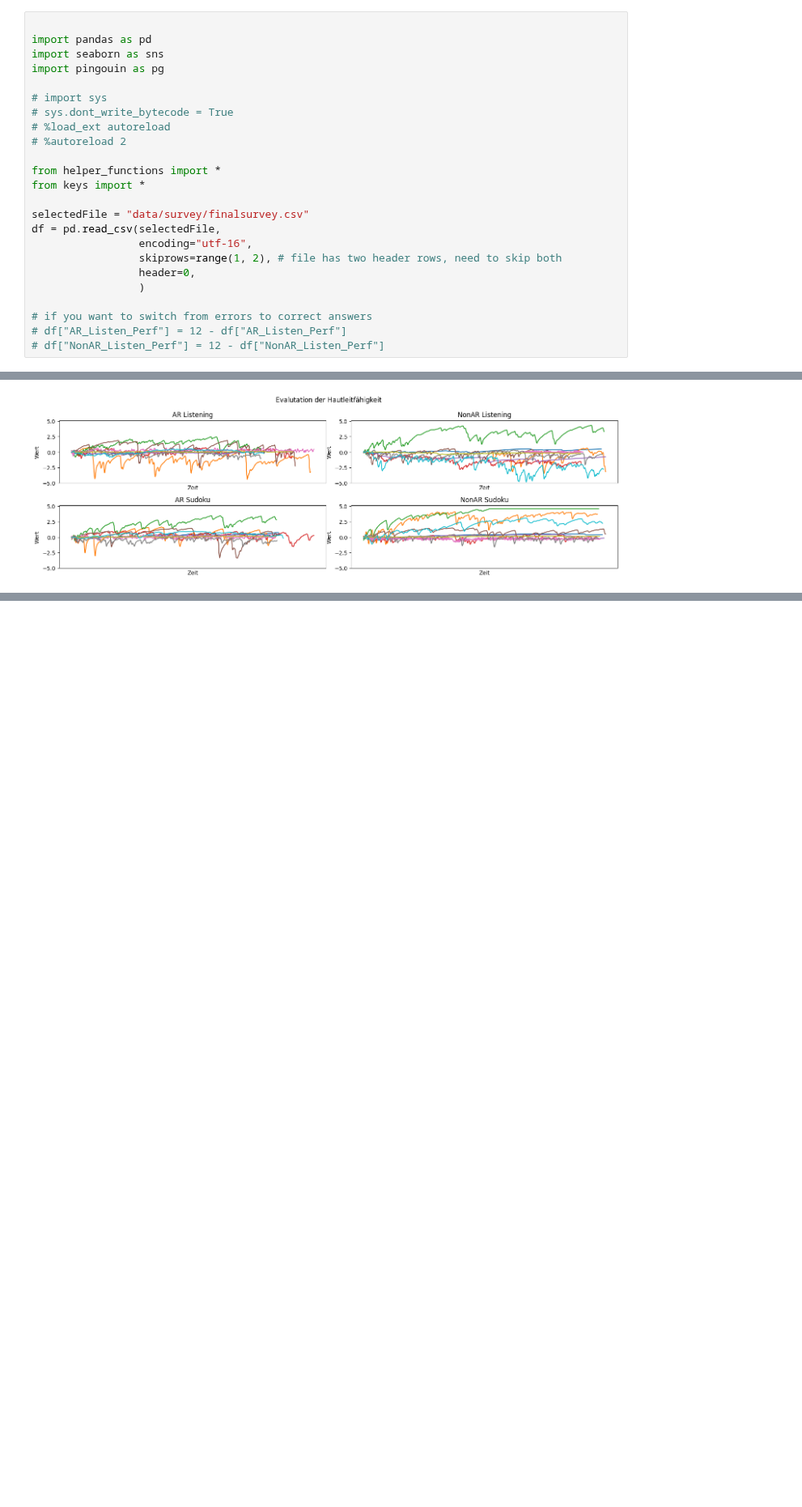
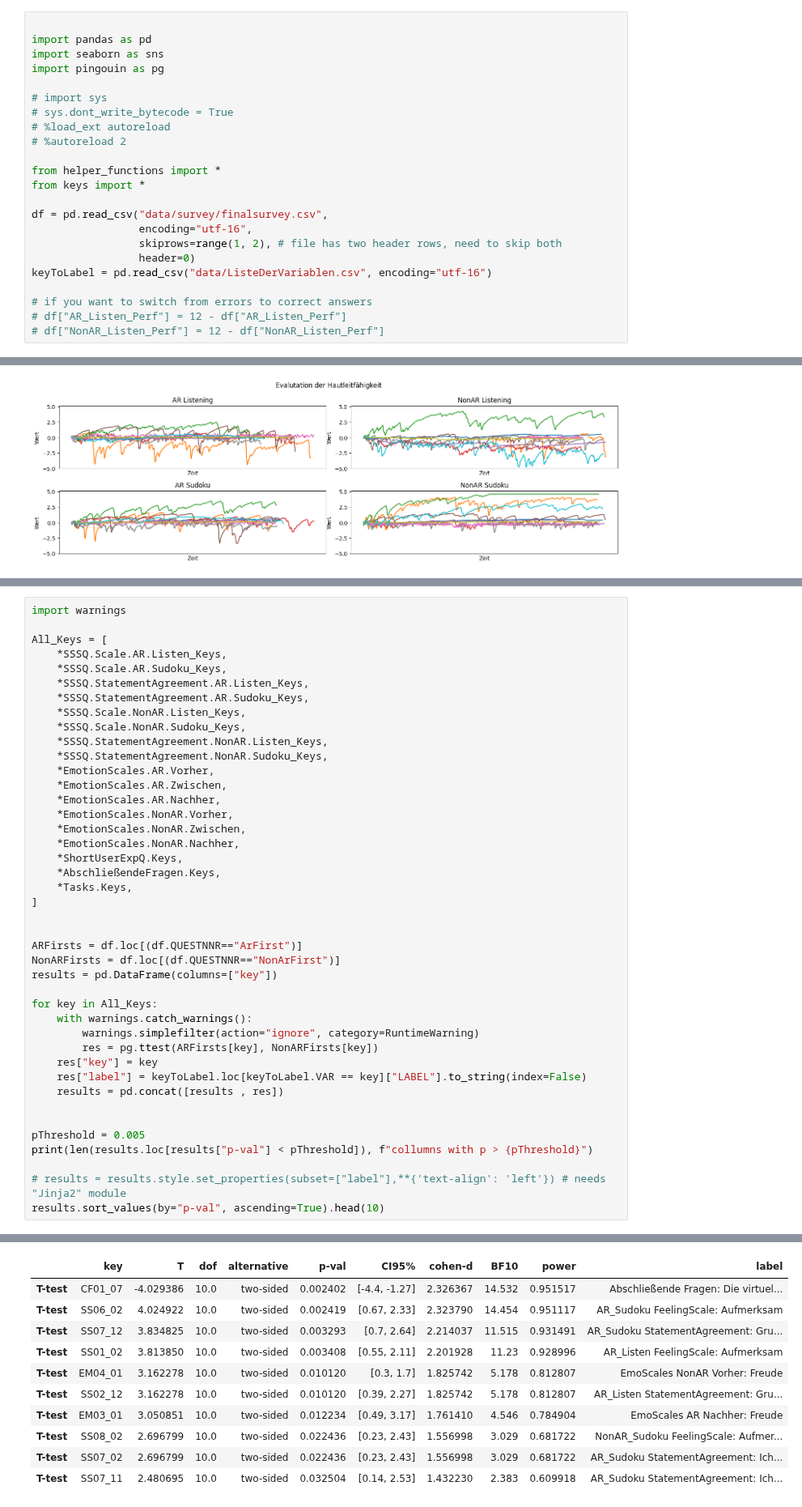
Before and after one commit to BrunoBerger/Zen-Office, a Jupyter notebook: Auswertung/plots.ipynb, the cells around one changed output, grey strips where cells are left out. Shown at 81% size. Cells and saved outputs as stored; diff of their text form; blank space fills up the shorter version.

Commit message:
added t-test for all keys

```diff
--- a/Auswertung/plots.ipynb
+++ b/Auswertung/plots.ipynb
@@ -14,12 +14,11 @@ import pingouin as pg
 from helper_functions import *
 from keys import *
 
-selectedFile = "data/survey/finalsurvey.csv"
-df = pd.read_csv(selectedFile,
+df = pd.read_csv("data/survey/finalsurvey.csv",
                  encoding="utf-16",
                  skiprows=range(1, 2), # file has two header rows, need to skip both
-                 header=0,
-                 )
+                 header=0)
+keyToLabel = pd.read_csv("data/ListeDerVariablen.csv", encoding="utf-16")
 
 # if you want to switch from errors to correct answers
 # df["AR_Listen_Perf"] = 12 - df["AR_Listen_Perf"]
@@ -402,0 +396,43 @@ pg.ttest(df["SS01_01"], df["SS03_01"])
+# %%
+import warnings
+
+All_Keys = [
+    *SSSQ.Scale.AR.Listen_Keys,
+    *SSSQ.Scale.AR.Sudoku_Keys,
+    *SSSQ.StatementAgreement.AR.Listen_Keys,
+    *SSSQ.StatementAgreement.AR.Sudoku_Keys,
+    *SSSQ.Scale.NonAR.Listen_Keys,
+    *SSSQ.Scale.NonAR.Sudoku_Keys,
+    *SSSQ.StatementAgreement.NonAR.Listen_Keys,
+    *SSSQ.StatementAgreement.NonAR.Sudoku_Keys,
+    *EmotionScales.AR.Vorher,
+    *EmotionScales.AR.Zwischen,
+    *EmotionScales.AR.Nachher,
+    *EmotionScales.NonAR.Vorher,
+    *EmotionScales.NonAR.Zwischen,
+    *EmotionScales.NonAR.Nachher,
+    *ShortUserExpQ.Keys,
+    *AbschließendeFragen.Keys,
+    *Tasks.Keys,
+]
+
+
+ARFirsts = df.loc[(df.QUESTNNR=="ArFirst")]
+NonARFirsts = df.loc[(df.QUESTNNR=="NonArFirst")]
+results = pd.DataFrame(columns=["key"])
+
+for key in All_Keys:
+    with warnings.catch_warnings():
+        warnings.simplefilter(action="ignore", category=RuntimeWarning)
+        res = pg.ttest(ARFirsts[key], NonARFirsts[key])
+    res["key"] = key
+    res["label"] = keyToLabel.loc[keyToLabel.VAR == key]["LABEL"].to_string(index=False)
+    results = pd.concat([results , res])
+
+
+pThreshold = 0.005
+print(len(results.loc[results["p-val"] < pThreshold]), f"collumns with p > {pThreshold}")
+
+# results = results.style.set_properties(subset=["label"],**{'text-align': 'left'}) # needs "Jinja2" module
+results.sort_values(by="p-val", ascending=True).head(10)
+# %% [output]
@@ -402,0 +440,11 @@ pg.ttest(df["SS01_01"], df["SS03_01"])
+|  | key | T | dof | alternative | p-val | CI95% | cohen-d | BF10 | power | label |
+| T-test | CF01_07 | -4.029386 | 10.0 | two-sided | 0.002402 | [-4.4, -1.27] | 2.326367 | 14.532 | 0.951517 | Abschließende Fragen: Die virtuel... |
+| T-test | SS06_02 | 4.024922 | 10.0 | two-sided | 0.002419 | [0.67, 2.33] | 2.323790 | 14.454 | 0.951117 | AR_Sudoku FeelingScale: Aufmerksam |
+| T-test | SS07_12 | 3.834825 | 10.0 | two-sided | 0.003293 | [0.7, 2.64] | 2.214037 | 11.515 | 0.931491 | AR_Sudoku StatementAgreement: Gru... |
+| T-test | SS01_02 | 3.813850 | 10.0 | two-sided | 0.003408 | [0.55, 2.11] | 2.201928 | 11.23 | 0.928996 | AR_Listen FeelingScale: Aufmerksam |
+| T-test | EM04_01 | 3.162278 | 10.0 | two-sided | 0.010120 | [0.3, 1.7] | 1.825742 | 5.178 | 0.812807 | EmoScales NonAR Vorher: Freude |
+| T-test | SS02_12 | 3.162278 | 10.0 | two-sided | 0.010120 | [0.39, 2.27] | 1.825742 | 5.178 | 0.812807 | AR_Listen StatementAgreement: Gru... |
+| T-test | EM03_01 | 3.050851 | 10.0 | two-sided | 0.012234 | [0.49, 3.17] | 1.761410 | 4.546 | 0.784904 | EmoScales AR Nachher: Freude |
+| T-test | SS08_02 | 2.696799 | 10.0 | two-sided | 0.022436 | [0.23, 2.43] | 1.556998 | 3.029 | 0.681722 | NonAR_Sudoku FeelingScale: Aufmer... |
+| T-test | SS07_02 | 2.696799 | 10.0 | two-sided | 0.022436 | [0.23, 2.43] | 1.556998 | 3.029 | 0.681722 | AR_Sudoku StatementAgreement: Ich... |
+| T-test | SS07_11 | 2.480695 | 10.0 | two-sided | 0.032504 | [0.14, 2.53] | 1.432230 | 2.383 | 0.609918 | AR_Sudoku StatementAgreement: Ich... |
```
Also changed, not shown: parts of 5 cells of this notebook, 2 other files.
